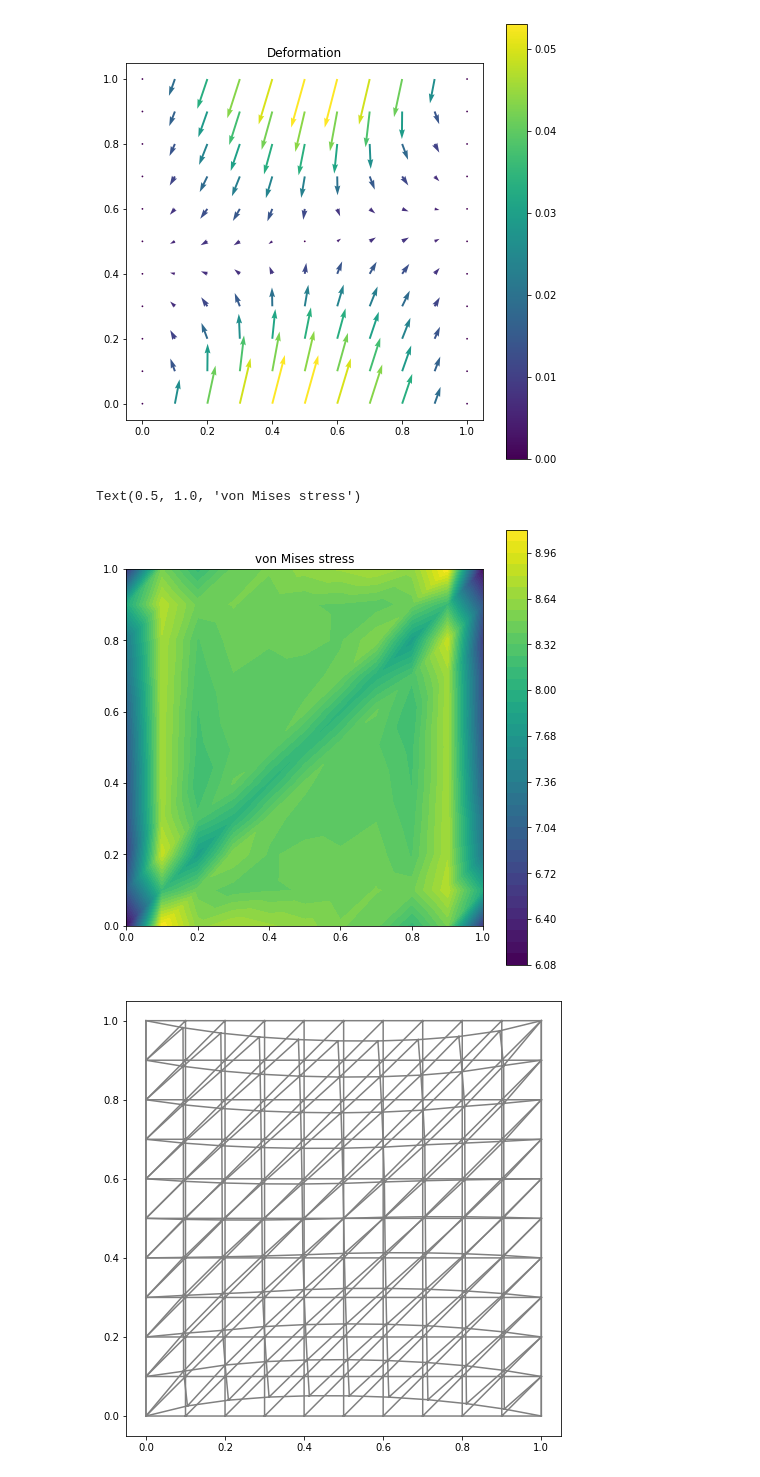
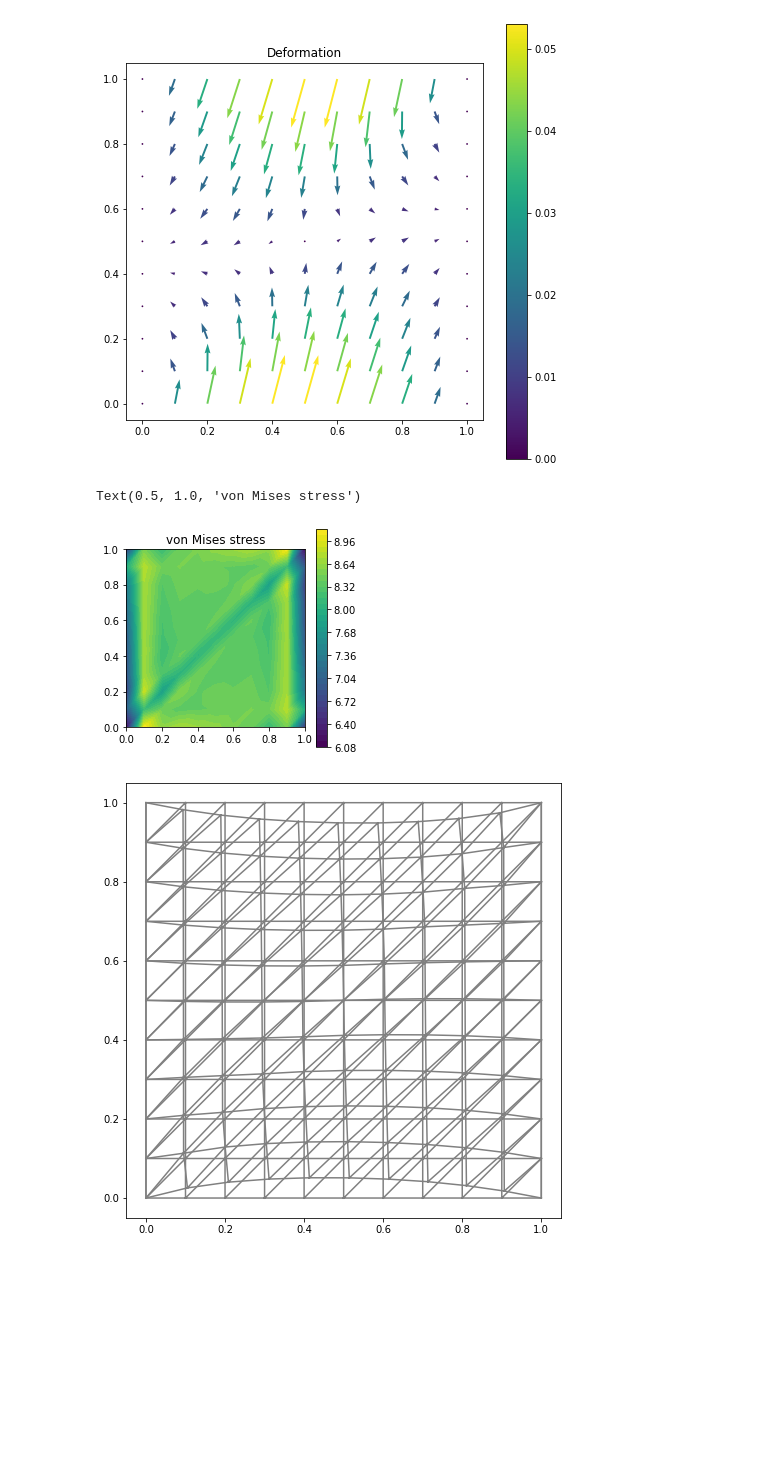
Before and after one commit to Simula-SSCP/SSCP_2024_lectures, a Jupyter notebook: L15 (FEniCS Mechanics)/L13.ipynb, the cells around one changed output. Cells and saved outputs as stored; diff of their text form; code cells hidden in the pictures; blank space fills up the shorter version.

```diff
--- a/L15 (FEniCS Mechanics)/L13.ipynb
+++ b/L15 (FEniCS Mechanics)/L13.ipynb
@@ -546,12 +553,12 @@ plt.title('Deformation')
 Text(0.5, 1.0, 'Deformation')
 [figure]
 # %%
-fig = plt.figure(figsize=(8, 8))
+fig = plt.figure(figsize=(4,4))
 plt.colorbar(plot(von_Mises))
 plt.title('von Mises stress')
 # %% [output]
 Text(0.5, 1.0, 'von Mises stress')
-[figure, old version]
+[figure, new version]
 # %%
 # Plot reference domain and deformed domain
 
```
Also changed, not shown: parts of 5 cells of this notebook.
